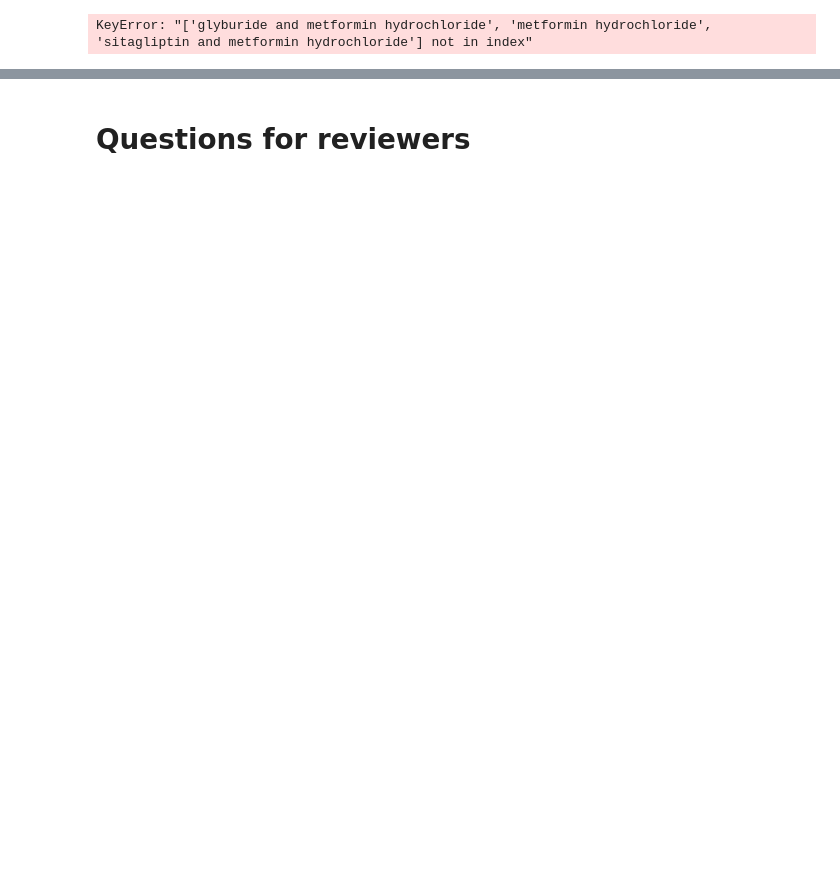
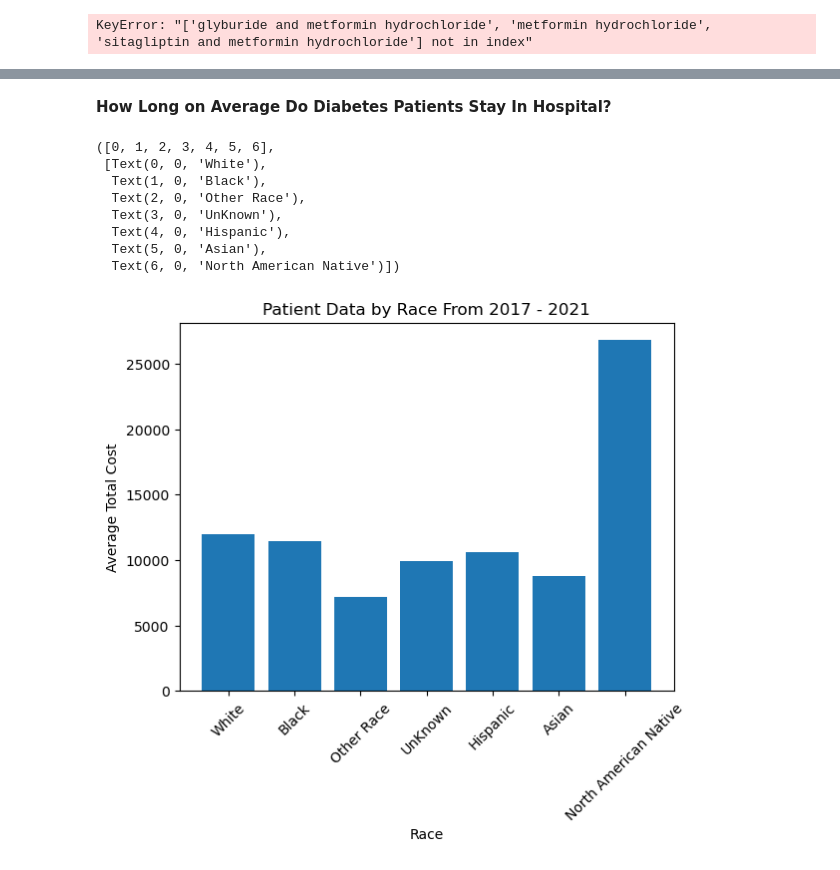
Before and after one commit to HarrietKumah/info2950-final-project, a Jupyter notebook: Phase_II.ipynb, the cells around one changed output, grey strips where cells are left out. Drawn from its saved outputs; the diff is of its cells as text; code cells hidden in the pictures; blank space fills up the shorter version.

```diff
--- a/Phase_II.ipynb
+++ b/Phase_II.ipynb
@@ -261,2 +152,20 @@ sns.histplot(patient_data_training_df[['Age']], x = "Age").set(title = "Diabetes
-# %% [markdown]
-# Questions for reviewers
+# %% [markdown]
+**How Long on Average Do Diabetes Patients Stay In Hospital?**
+# %%
+p = duckdb.sql("SELECT AVG(TotalCost_Y_Actual) AS Avg_Cost, Race FROM patient_data_training_df GROUP BY Race").df()
+
+plt.bar(p['Race'], p['Avg_Cost'])
+plt.xlabel('Race')
+plt.ylabel('Average Total Cost')
+plt.title('Patient Data by Race From 2017 - 2021')
+plt.xticks(rotation = 45)
+# %% [output]
+([0, 1, 2, 3, 4, 5, 6],
+ [Text(0, 0, 'White'),
+  Text(1, 0, 'Black'),
+  Text(2, 0, 'Other Race'),
+  Text(3, 0, 'UnKnown'),
+  Text(4, 0, 'Hispanic'),
+  Text(5, 0, 'Asian'),
+  Text(6, 0, 'North American Native')])
+[figure, added]
```
Also changed, not shown: parts of 26 cells of this notebook.
